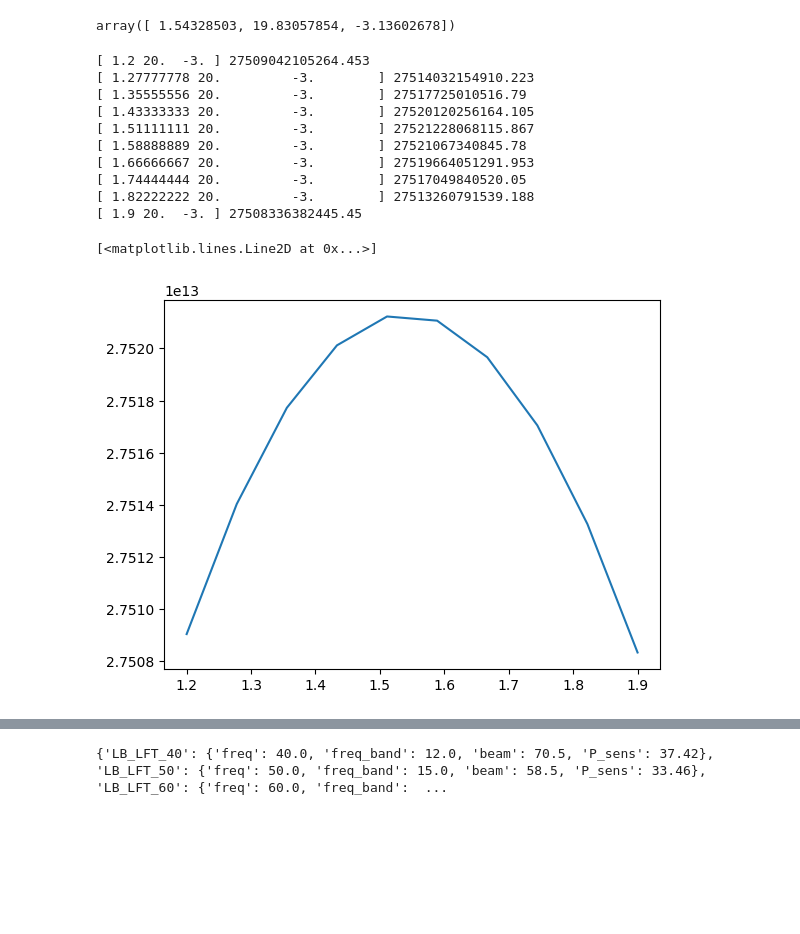
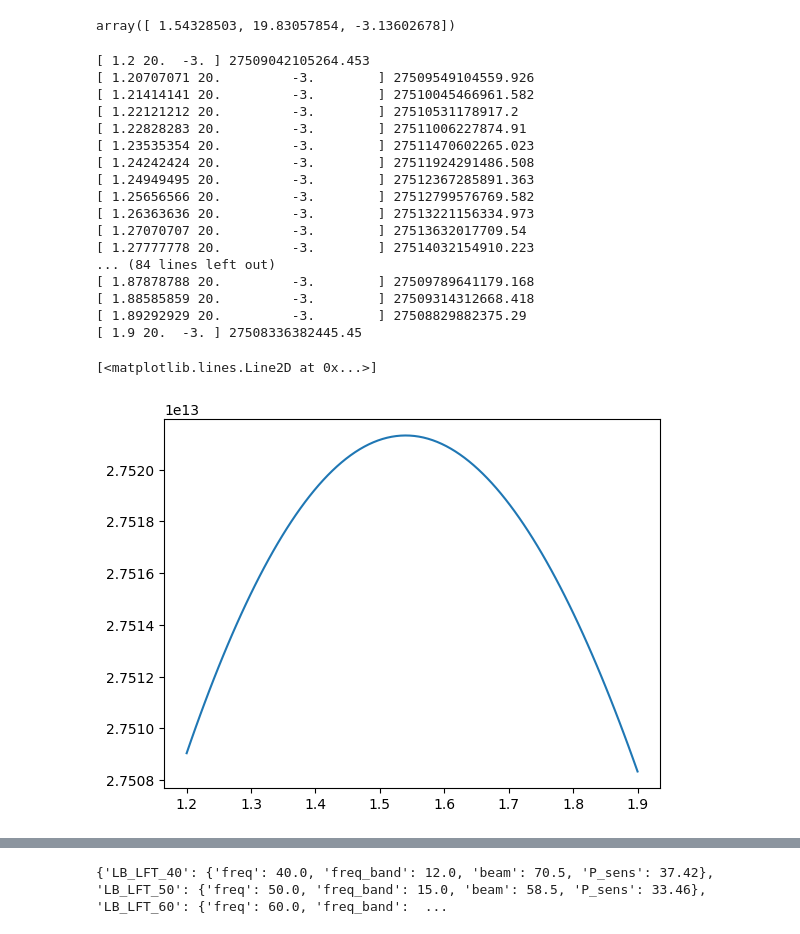
Before and after one commit to AlicePirotta/APC, a Jupyter notebook: Likelihood.ipynb, the cells around one changed output, grey strips where cells are left out. Saved outputs shown, nothing was run; the diff lists cells and outputs as text; code cells hidden in the pictures; blank space fills up the shorter version.

```diff
--- a/Likelihood.ipynb
+++ b/Likelihood.ipynb
@@ -111,22 +108,29 @@ def spectral_likelihood(x):
         return 0.0
     return -logL
 # %%
-Betad = np.linspace(1.2,1.9,10)
+Betad = np.linspace(1.2,1.9,100)
 result= []
 for i in Betad:
     result.append(spectral_likelihood(np.array([i,20,-3])))
 
 plt.plot(Betad,np.abs(result))
 # %% [output]
 [ 1.2 20.  -3. ] 27509042105264.453
+[ 1.20707071 20.         -3.        ] 27509549104559.926
+[ 1.21414141 20.         -3.        ] 27510045466961.582
+[ 1.22121212 20.         -3.        ] 27510531178917.2
+[ 1.22828283 20.         -3.        ] 27511006227874.91
+[ 1.23535354 20.         -3.        ] 27511470602265.023
+[ 1.24242424 20.         -3.        ] 27511924291486.508
+[ 1.24949495 20.         -3.        ] 27512367285891.363
+[ 1.25656566 20.         -3.        ] 27512799576769.582
+[ 1.26363636 20.         -3.        ] 27513221156334.973
+[ 1.27070707 20.         -3.        ] 27513632017709.54
 [ 1.27777778 20.         -3.        ] 27514032154910.223
-[ 1.35555556 20.         -3.        ] 27517725010516.79
-[ 1.43333333 20.         -3.        ] 27520120256164.105
-[ 1.51111111 20.         -3.        ] 27521228068115.867
-[ 1.58888889 20.         -3.        ] 27521067340845.78
-[ 1.66666667 20.         -3.        ] 27519664051291.953
-[ 1.74444444 20.         -3.        ] 27517049840520.05
-[ 1.82222222 20.         -3.        ] 27513260791539.188
+... (84 lines left out)
+[ 1.87878788 20.         -3.        ] 27509789641179.168
+[ 1.88585859 20.         -3.        ] 27509314312668.418
+[ 1.89292929 20.         -3.        ] 27508829882375.29
 [ 1.9 20.  -3. ] 27508336382445.45
 [<matplotlib.lines.Line2D at 0x...>]
-[figure, old version]
+[figure, new version]
```
Also changed, not shown: parts of 2 cells of this notebook.
